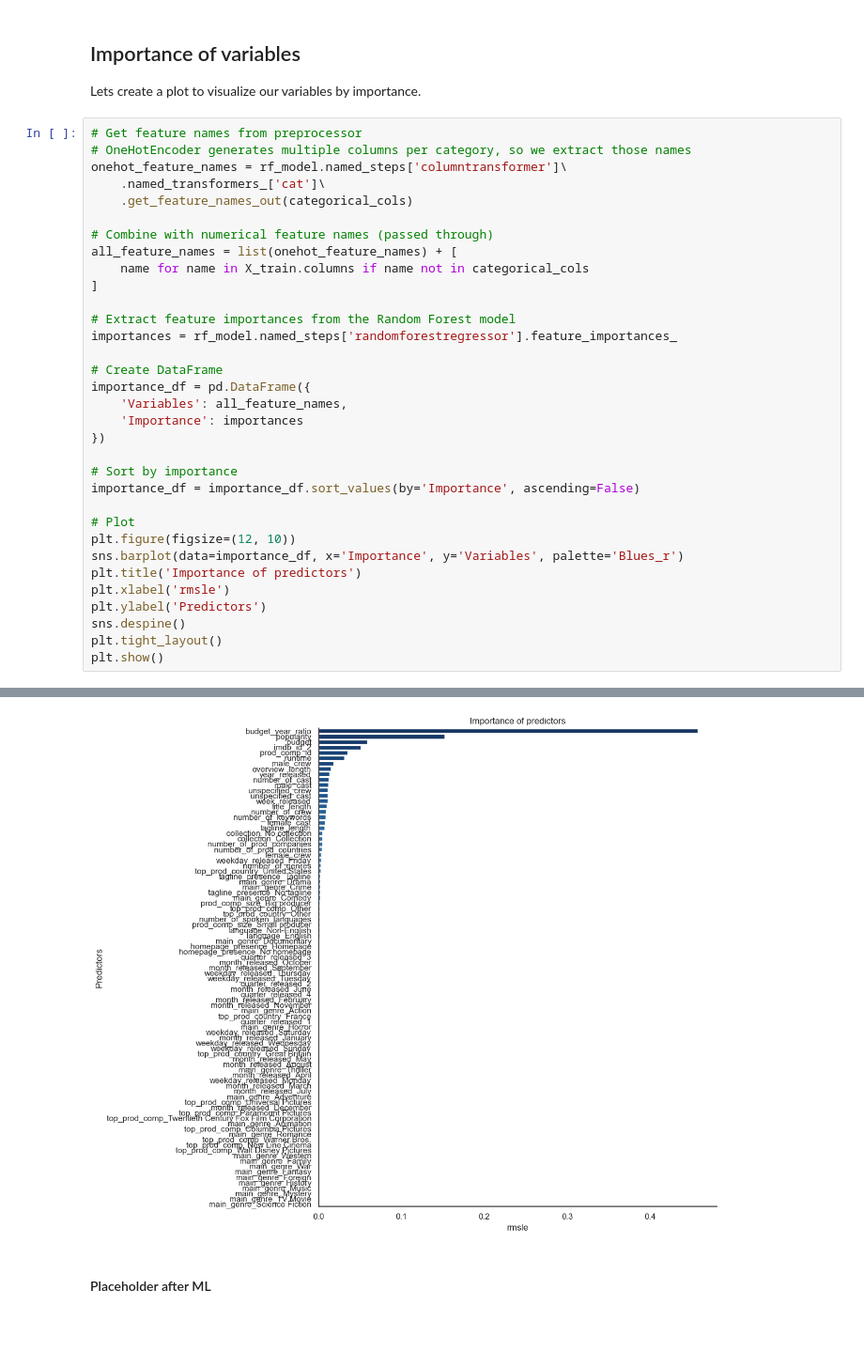
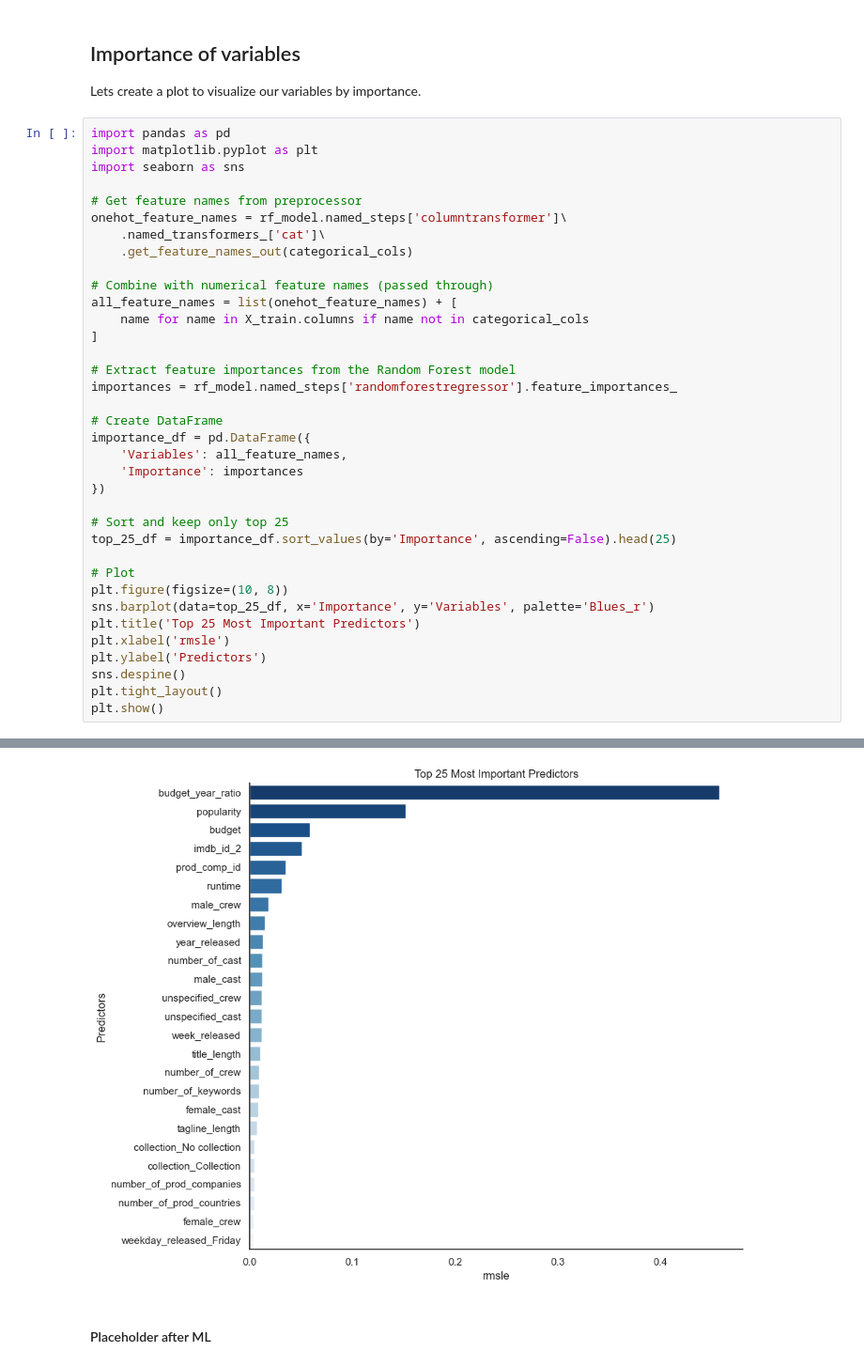
Before and after one commit to ES-Abdellatif/box-office-predictions, a Jupyter notebook: BoxOffice_Predictions_PyDraft.ipynb, the cells around one changed output, grey strips where cells are left out. Shown at 94% size. Saved outputs shown, nothing was run; the diff lists cells and outputs as text; blank space fills up the shorter version.

Commit message:
Adjusting the variable popularity plot to only show top 25 variables

```diff
--- a/BoxOffice_Predictions_PyDraft.ipynb
+++ b/BoxOffice_Predictions_PyDraft.ipynb
@@ -1712,8 +1712,11 @@ Pipeline(steps=[('columntransformer',
 
 Lets create a plot to visualize our variables by importance.
 # %%
+import pandas as pd
+import matplotlib.pyplot as plt
+import seaborn as sns
+
 # Get feature names from preprocessor
-# OneHotEncoder generates multiple columns per category, so we extract those names
 onehot_feature_names = rf_model.named_steps['columntransformer']\
     .named_transformers_['cat']\
     .get_feature_names_out(categorical_cols)
@@ -1732,13 +1735,13 @@ importance_df = pd.DataFrame({
     'Importance': importances
 })
 
-# Sort by importance
-importance_df = importance_df.sort_values(by='Importance', ascending=False)
+# Sort and keep only top 25
+top_25_df = importance_df.sort_values(by='Importance', ascending=False).head(25)
 
 # Plot
-plt.figure(figsize=(12, 10))
-sns.barplot(data=importance_df, x='Importance', y='Variables', palette='Blues_r')
-plt.title('Importance of predictors')
+plt.figure(figsize=(10, 8))
+sns.barplot(data=top_25_df, x='Importance', y='Variables', palette='Blues_r')
+plt.title('Top 25 Most Important Predictors')
 plt.xlabel('rmsle')
 plt.ylabel('Predictors')
 sns.despine()
@@ -1751,3 +1754,3 @@ Passing `palette` without assigning `hue` is deprecated and will be removed in v
-[figure, old version]
+[figure, new version]
 # %% [markdown]
 #### Placeholder after ML
```
Also changed, not shown: parts of 1 cell of this notebook.
